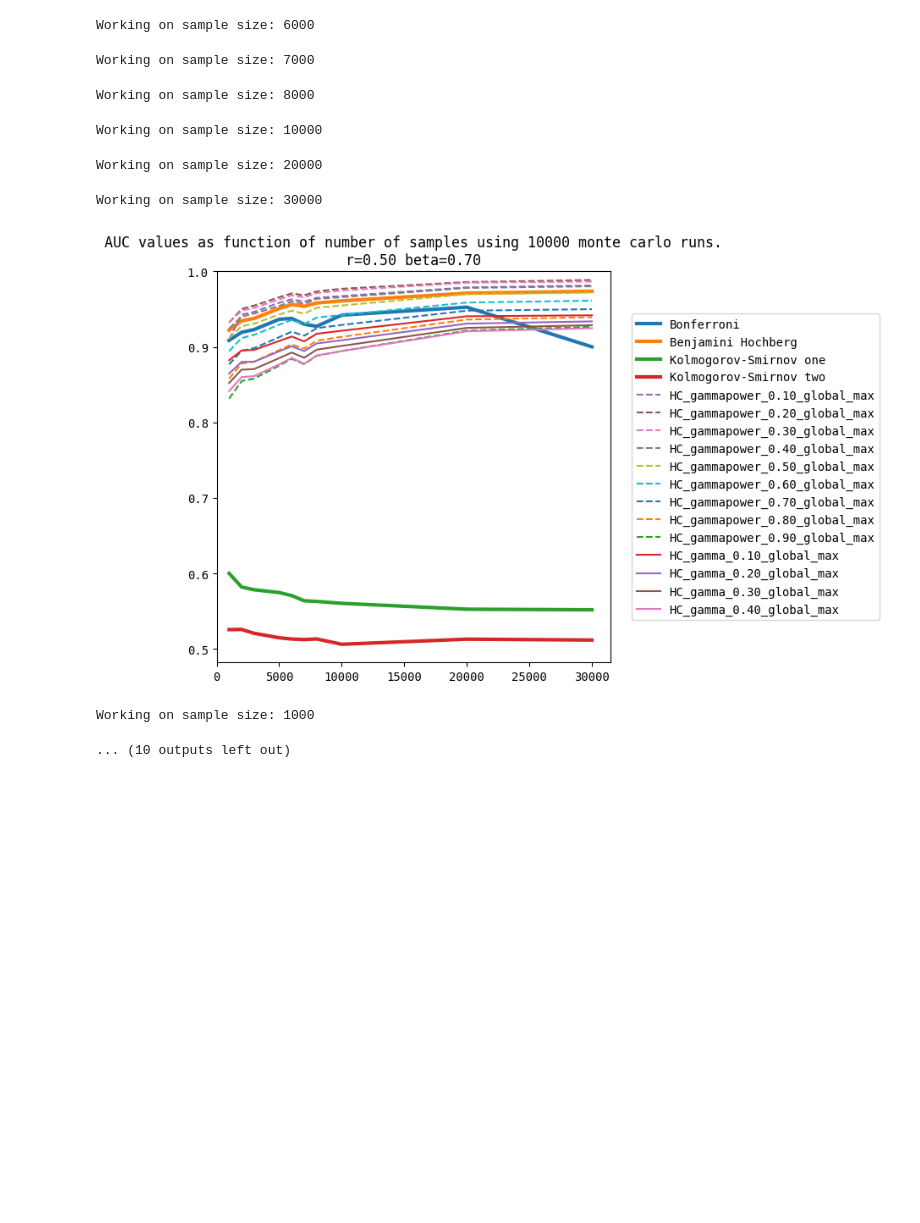
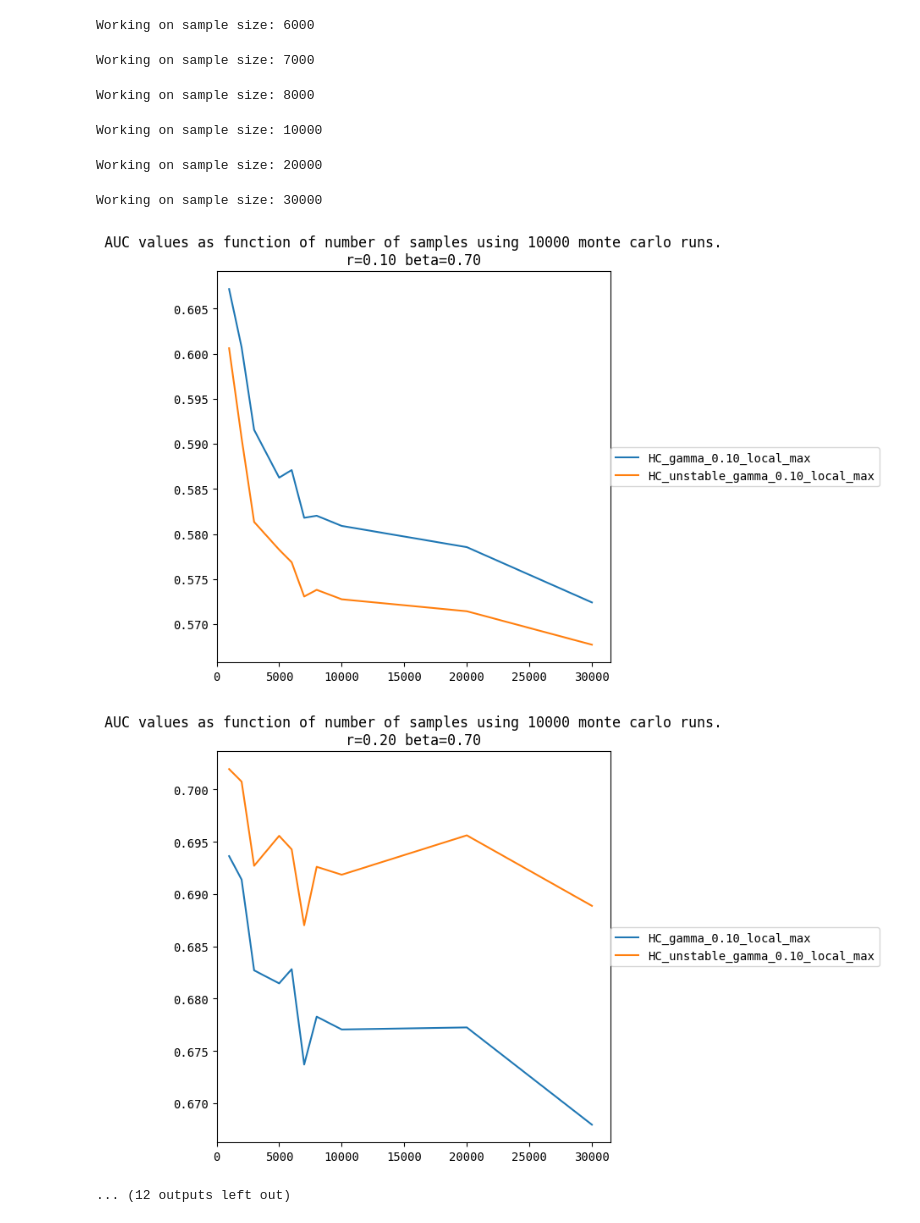
Before and after one commit to drormeir/Thesis, a Jupyter notebook: HC_Null_Hypothesis_Asymptotic_30K.ipynb, the cells around one changed output. Saved outputs shown, nothing was run; the diff lists cells and outputs as text; code cells hidden in the pictures; blank space fills up the shorter version.

```diff
--- a/HC_Null_Hypothesis_Asymptotic_30K.ipynb
+++ b/HC_Null_Hypothesis_Asymptotic_30K.ipynb
@@ -33,23 +35,28 @@ plt.rcParams['font.family'] = 'monospace'
 # %%
 
 N_range = [1000, 2000, 3000, 5000, 6000, 7000, 8000, 10000, 20000, 30000]
-hc_models = [Higher_Criticism(work_mode='bonferroni'), Higher_Criticism(work_mode='bh'), Higher_Criticism(work_mode='ks1'), Higher_Criticism(work_mode='ks2')]
-hc_models += [Higher_Criticism(work_mode='hc', global_max=True, gamma=-gamma_power) for gamma_power in np.linspace(0.1,0.9,9)]
-hc_models += [Higher_Criticism(work_mode='hc', global_max=True, gamma=gamma) for gamma in np.linspace(0.1,0.4,4)]
-
-asymptotic_analysis(N_range=N_range, beta_range=[0.7], r_range=[0.5], hc_models=hc_models, monte_carlo=10000)
-asymptotic_analysis(N_range=N_range, beta_range=[0.5], r_range=[0.05], hc_models=hc_models, monte_carlo=10000)
+hc_models = []
+#hc_models += [Higher_Criticism(work_mode='hc', global_max=True, gamma=-gamma_power) for gamma_power in np.linspace(0.1,0.9,9)]
+#hc_models += [Higher_Criticism(work_mode='unstable', global_max=True, gamma=-gamma_power) for gamma_power in np.linspace(0.1,0.9,9)]
+hc_models += [Higher_Criticism(work_mode='hc', global_max=False, gamma=gamma) for gamma in [0.1]]
+hc_models += [Higher_Criticism(work_mode='unstable', global_max=False, gamma=gamma) for gamma in [0.1]]
+#hc_models += [Higher_Criticism(work_mode='hc', global_max=False, gamma=gamma) for gamma in [0.1]]
+#hc_models += [Higher_Criticism(work_mode='unstable', global_max=False, gamma=gamma) for gamma in [0.1]]
+monte_carlo = 10000
+chunk_size = 100
+asymptotic_analysis(N_range=N_range, beta_range=[0.7], r_range=[0.1, 0.2, 0.3], hc_models=hc_models, monte_carlo=monte_carlo, chunk_size=chunk_size)
+asymptotic_analysis(N_range=N_range, beta_range=[0.5], r_range=[0.05], hc_models=hc_models, monte_carlo=monte_carlo, chunk_size=chunk_size)
 # %% [output]
 Working on sample size: 1000
 Working on sample size: 2000
 Working on sample size: 3000
 Working on sample size: 5000
 Working on sample size: 6000
 Working on sample size: 7000
 Working on sample size: 8000
 Working on sample size: 10000
 Working on sample size: 20000
 Working on sample size: 30000
-[figure, old version]
+[figure, new version]
+[figure, added]
-Working on sample size: 1000
+... (12 outputs left out)
-... (10 outputs left out)
```
Also changed, not shown: parts of 1 cell of this notebook, 4 other files.
